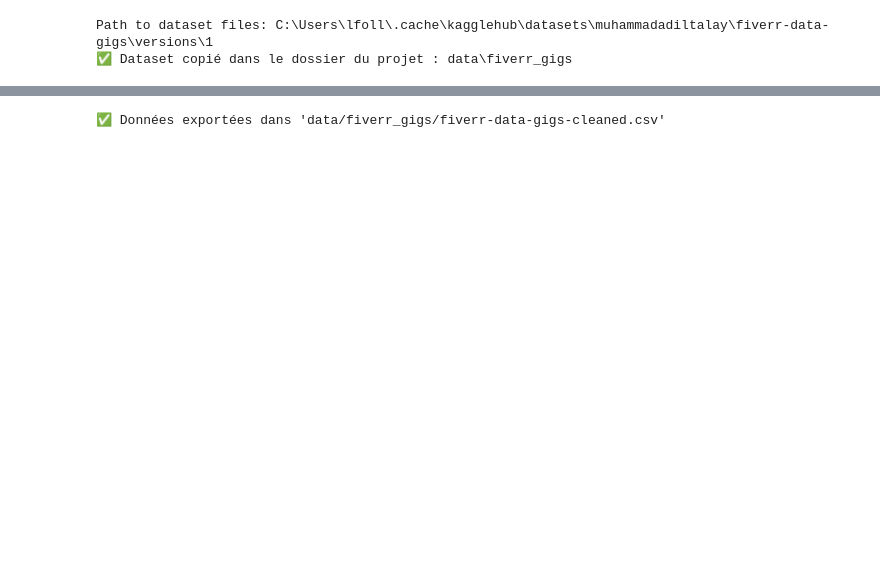
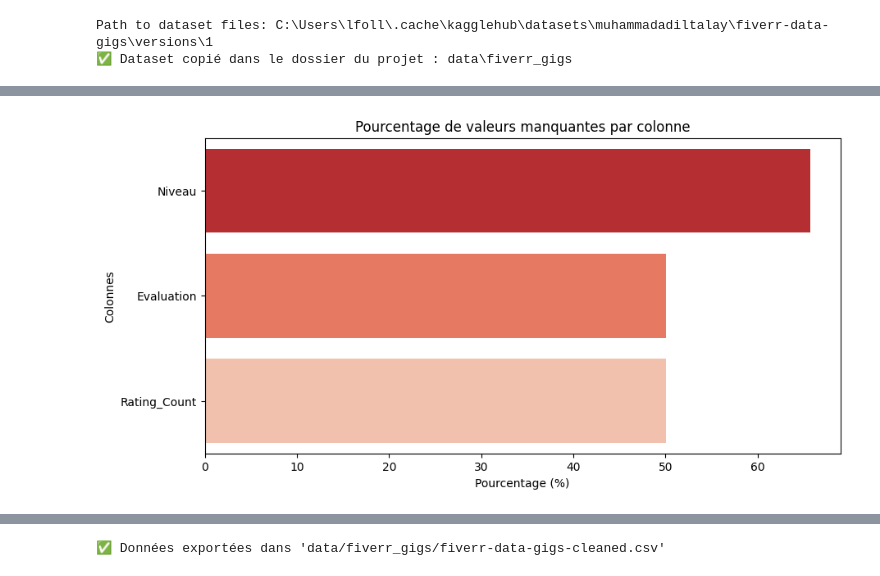
Before and after one commit to lululafrite/ia.follaco.fr, a Jupyter notebook: 01_pre-processing.ipynb, the cells around one changed output, grey strips where cells are left out. Cells and saved outputs as stored; diff of their text form; code cells hidden in the pictures; blank space fills up the shorter version.

```diff
--- a/01_pre-processing.ipynb
+++ b/01_pre-processing.ipynb
@@ -110,0 +292,13 @@ df.head(2)
+# %%
+df['Prix'] = (
+    df['Prix']
+    .astype(str)
+    .str.replace(r'[^\d,]', '', regex=True)      # Garde seulement chiffres et virgule
+    .str.replace(',', '.', regex=False)          # Transforme la virgule en point
+    .str.replace(r'\.(?=.*\.)', '', regex=True)  # Supprime tous les points sauf le dernier
+    .replace('', np.nan)                         # Gère les cellules vides
+    .astype(float)                               # Conversion en float
+)
+
+# Vérification
+print(df['Prix'].head())
@@ -176,10 +623,39 @@ plt.show()
 # %%
+# Visualisation du pourcentage de valeurs manquantes par colonne sous forme de barres horizontales
+
+# Calcule le pourcentage de valeurs manquantes pour chaque colonne
+# df.isnull() renvoie un DataFrame booléen : True si NaN, False sinon
+# .mean() renvoie la proportion de NaN (True = 1) pour chaque colonne
+# Multiplié par 100 pour obtenir un pourcentage
 missing_percent = df.isnull().mean() * 100
+
+# Filtre uniquement les colonnes ayant au moins 1 % de valeurs manquantes
+# Tri décroissant (ascending=False) pour voir en premier les colonnes les plus touchées
 missing_percent = missing_percent[missing_percent > 0].sort_values(ascending=False)
 
-plt.figure(figsize=(10, 5))
-sns.barplot(x=missing_percent.values, y=missing_percent.index, palette="Reds_r")
-plt.title("📉 Pourcentage de valeurs manquantes par colonne")
+# Initialise la taille d'une figure matplotlib
+plt.figure(
+    figsize=(
+        10, # largeur= 10 pouces
+        5 # hauteur= 6 pouces
+    )
+)
+
+# Trace un graphique en barres horizontales avec seaborn :
+sns.barplot(
+    x=missing_percent.values, # - x = valeurs des pourcentages de NaN
+    y=missing_percent.index, # - y = noms des colonnes correspondantes
+    hue=missing_percent.index, # chaque barre reçoit une couleur différente
+    palette="Reds_r", # - palette="Reds_r" : dégradé de rouge inversé (plus la valeur est élevée, plus la barre est foncée)
+    legend=False # on masque la légende (inutile ici)
+)
+
+# Ajoute un titre et des étiquettes pour les axes
+plt.title("Pourcentage de valeurs manquantes par colonne")
 plt.xlabel("Pourcentage (%)")
 plt.ylabel("Colonnes")
+
+# Affiche le graphique
 plt.show()
+# %% [output]
+[figure, added]
```
Also changed, not shown: parts of 58 cells of this notebook, 4 other files.
